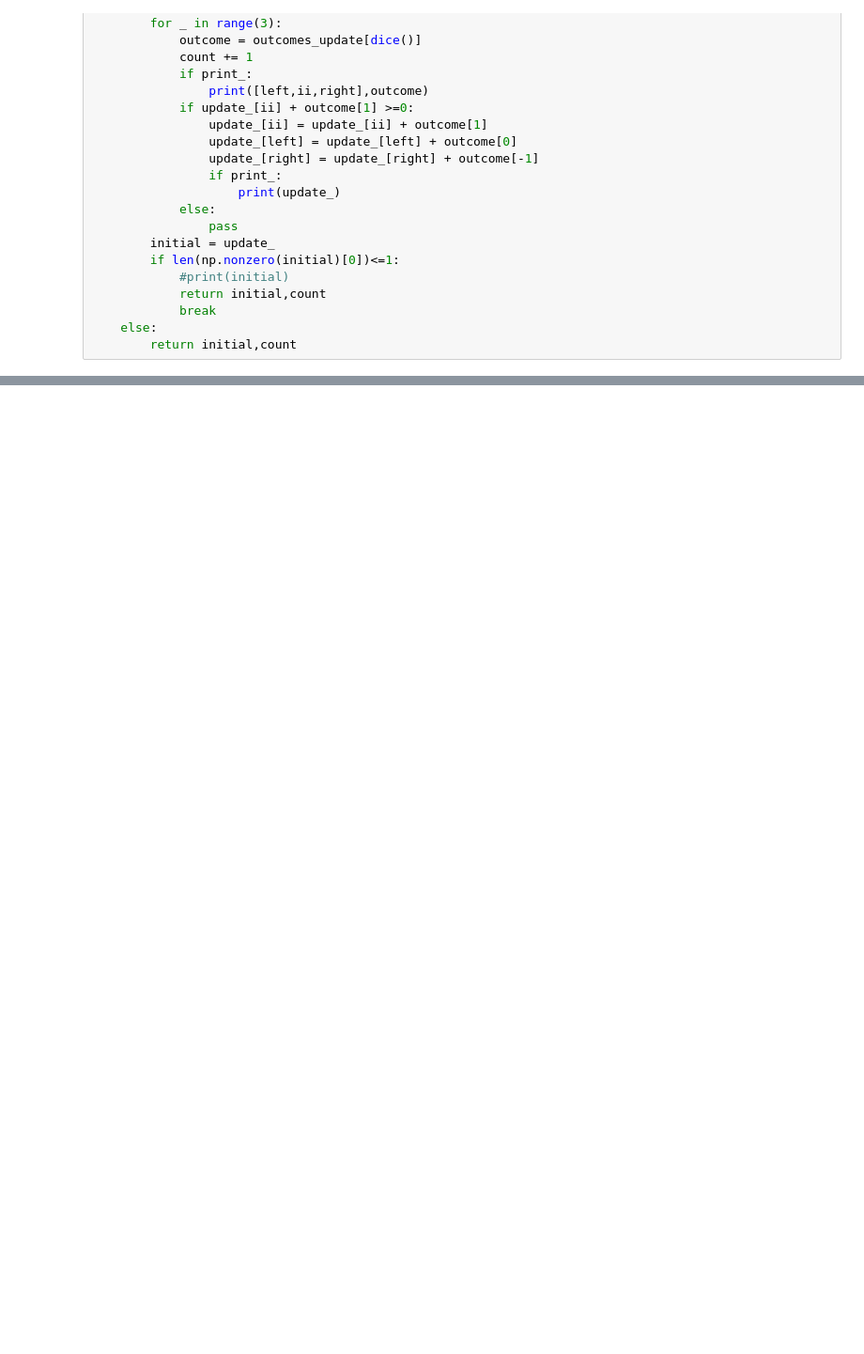
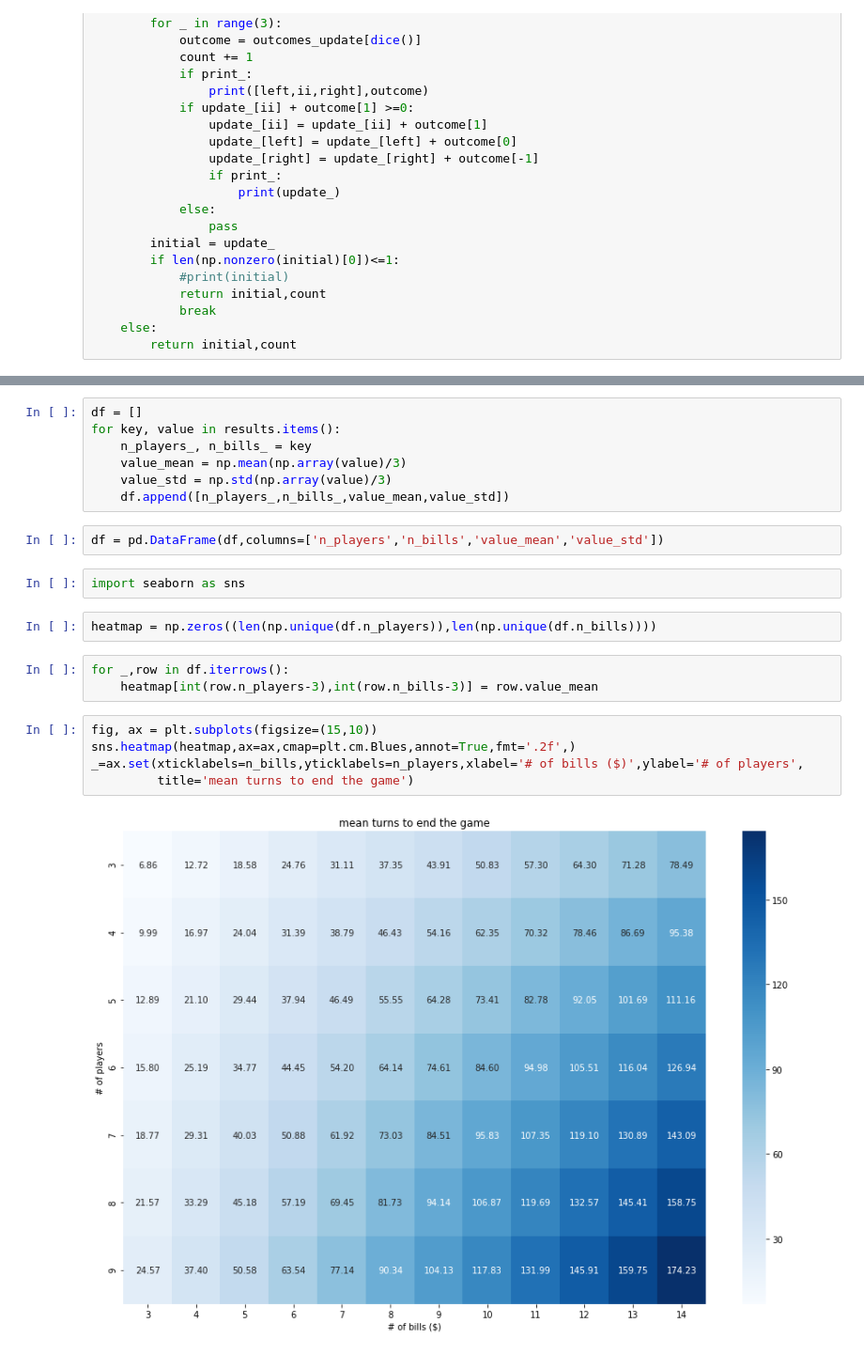
Before and after one commit to nmningmei/intuitive_probability_games, a Jupyter notebook: fivethirtyeight/Riddler Classic - 2-4-2018.ipynb, the cells around one changed output, grey strips where cells are left out. Shown: that part at 94% size. Drawn from its saved outputs; the diff is of its cells as text; blank space fills up the shorter version.

Commit message:
plot results

```diff
--- a/fivethirtyeight/Riddler Classic - 2-4-2018.ipynb
+++ b/fivethirtyeight/Riddler Classic - 2-4-2018.ipynb
@@ -79,0 +86,23 @@ for m in n_players:
+# %%
+df = []
+for key, value in results.items():
+    n_players_, n_bills_ = key
+    value_mean = np.mean(np.array(value)/3)
+    value_std = np.std(np.array(value)/3)
+    df.append([n_players_,n_bills_,value_mean,value_std])
+# %%
+df = pd.DataFrame(df,columns=['n_players','n_bills','value_mean','value_std'])
+# %%
+import seaborn as sns
+# %%
+heatmap = np.zeros((len(np.unique(df.n_players)),len(np.unique(df.n_bills))))
+# %%
+for _,row in df.iterrows():
+    heatmap[int(row.n_players-3),int(row.n_bills-3)] = row.value_mean
+# %%
+fig, ax = plt.subplots(figsize=(15,10))
+sns.heatmap(heatmap,ax=ax,cmap=plt.cm.Blues,annot=True,fmt='.2f',)
+_=ax.set(xticklabels=n_bills,yticklabels=n_players,xlabel='# of bills ($)',ylabel='# of players',
+         title='mean turns to end the game')
+# %% [output]
+[figure, added]
```
Also changed, not shown: parts of 5 cells of this notebook, 1 other file.
